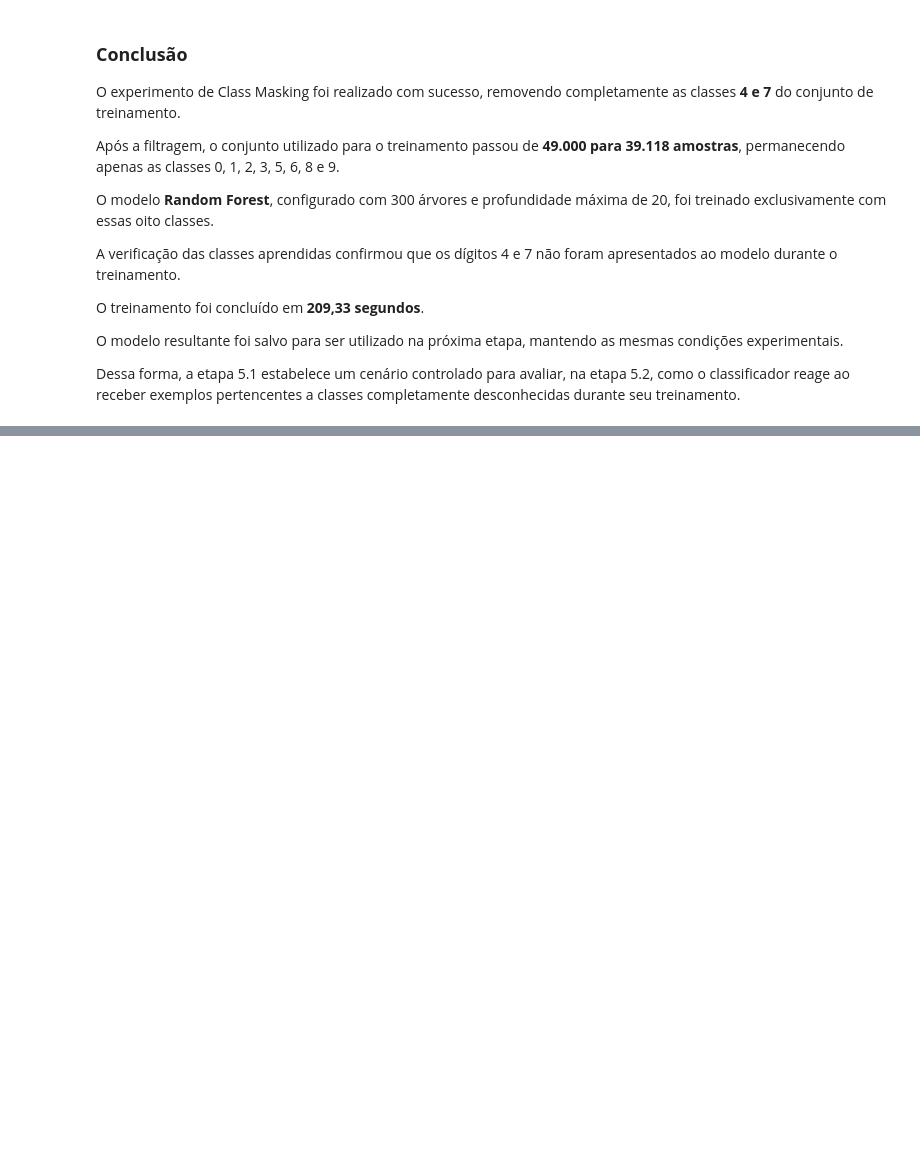
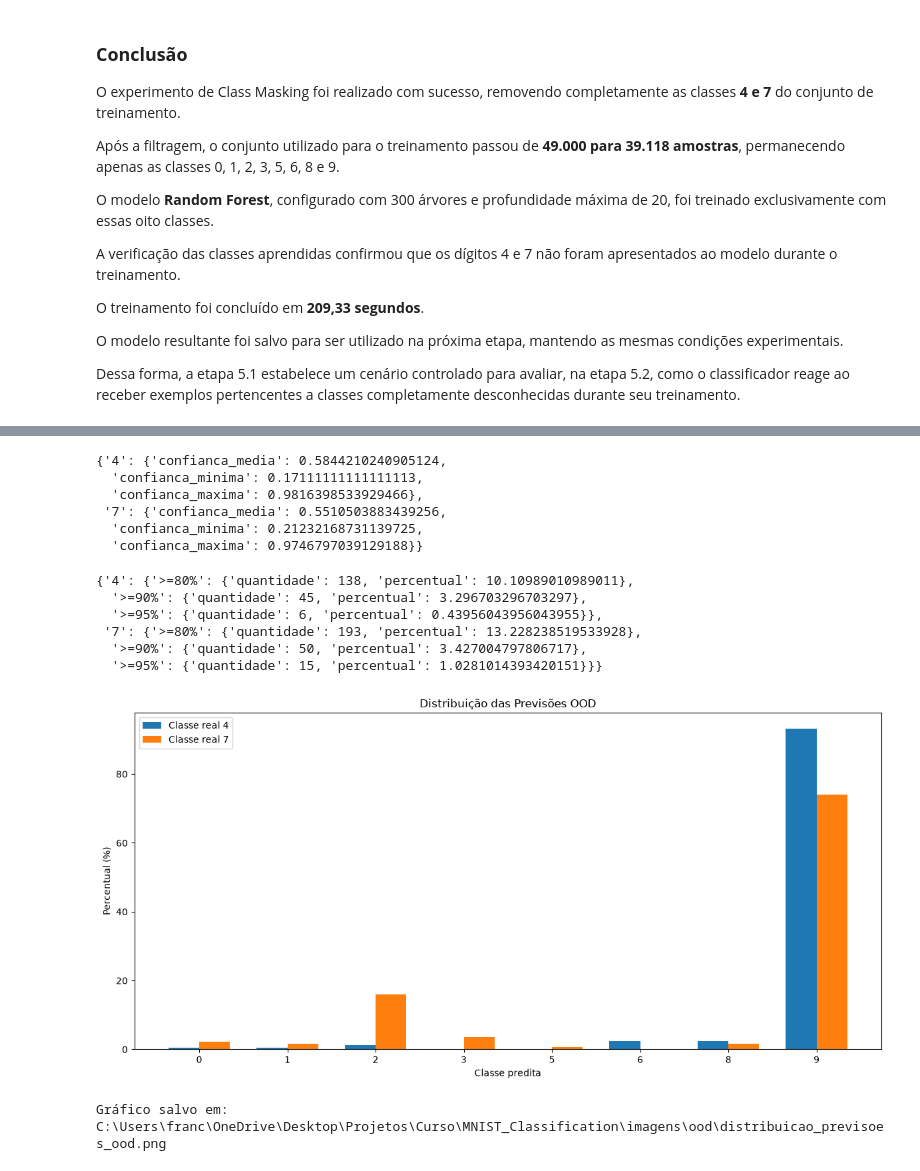
Before and after one commit to Franciane-sl/MNIST_Classification, a Jupyter notebook: notebooks/mnist_classification.ipynb, the cells around one changed output, grey strips where cells are left out. Saved outputs shown, nothing was run; the diff lists cells and outputs as text; code cells hidden in the pictures; blank space fills up the shorter version.

```diff
--- a/notebooks/mnist_classification.ipynb
+++ b/notebooks/mnist_classification.ipynb
@@ -1940,0 +1980,7 @@ Dessa forma, a etapa 5.1 estabelece um cenário controlado para avaliar, na etap
+# %%
+resultados_ood = analisar_previsoes_ood(
+    y_ood,
+    previsoes_ood
+)
+
+resultados_ood
@@ -1940,0 +2044,37 @@ Dessa forma, a etapa 5.1 estabelece um cenário controlado para avaliar, na etap
+# %%
+resultados_confianca_ood = analisar_confianca_ood(
+    probabilidades_ood,
+    y_ood
+)
+
+resultados_confianca_ood
+# %% [output]
+{'4': {'confianca_media': 0.5844210240905124,
+  'confianca_minima': 0.17111111111111113,
+  'confianca_maxima': 0.9816398533929466},
+ '7': {'confianca_media': 0.5510503883439256,
+  'confianca_minima': 0.21232168731139725,
+  'confianca_maxima': 0.9746797039129188}}
+# %%
+resultados_limiares_ood = contar_confiancas_ood(
+    probabilidades_ood,
+    y_ood
+)
+
+resultados_limiares_ood
+# %% [output]
+{'4': {'>=80%': {'quantidade': 138, 'percentual': 10.10989010989011},
+  '>=90%': {'quantidade': 45, 'percentual': 3.296703296703297},
+  '>=95%': {'quantidade': 6, 'percentual': 0.43956043956043955}},
+ '7': {'>=80%': {'quantidade': 193, 'percentual': 13.228238519533928},
+  '>=90%': {'quantidade': 50, 'percentual': 3.427004797806717},
+  '>=95%': {'quantidade': 15, 'percentual': 1.0281014393420151}}}
+# %%
+caminho_grafico_ood = plotar_distribuicao_previsoes_ood(
+    resultados_ood
+)
+
+print(f"Gráfico salvo em: {caminho_grafico_ood}")
+# %% [output]
+[figure, added]
+Gráfico salvo em: C:\Users\franc\OneDrive\Desktop\Projetos\Curso\MNIST_Classification\imagens\ood\distribuicao_previsoes_ood.png
```
Also changed, not shown: parts of 10 cells of this notebook.
